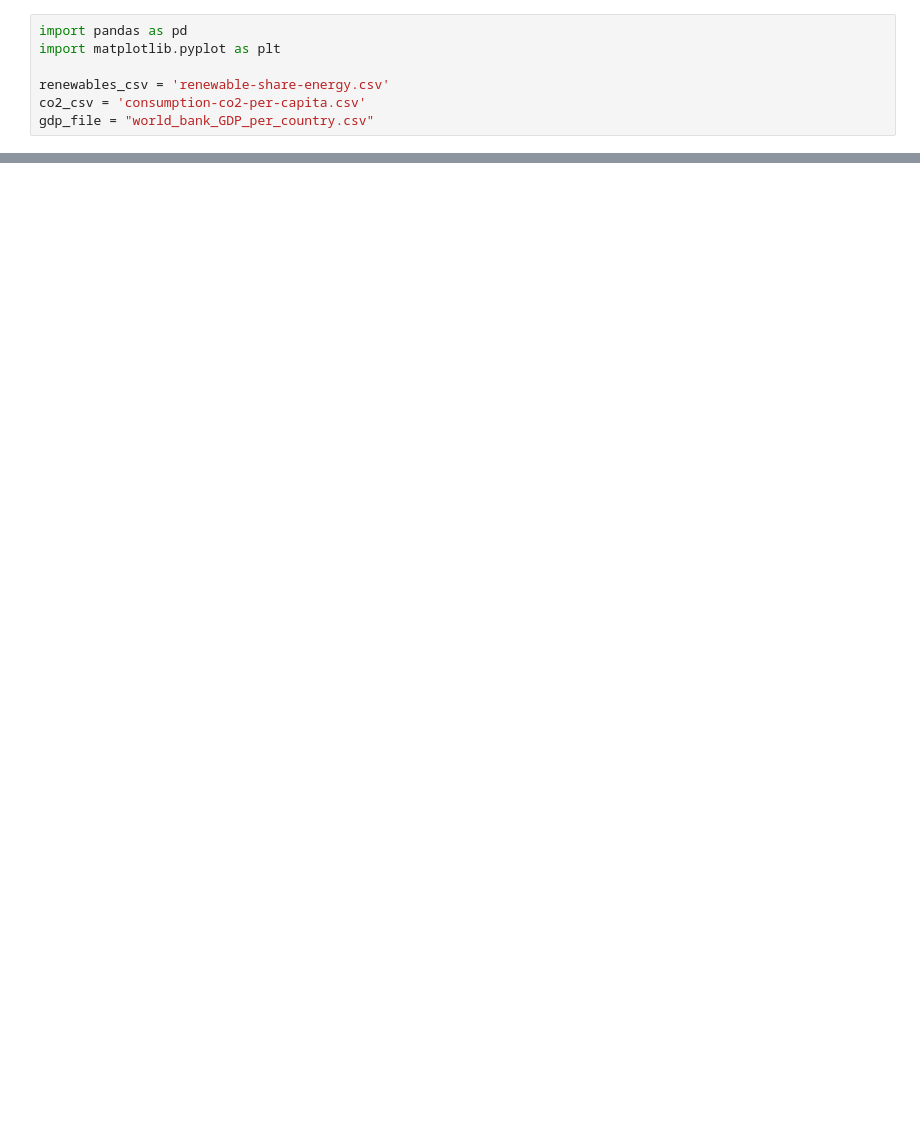
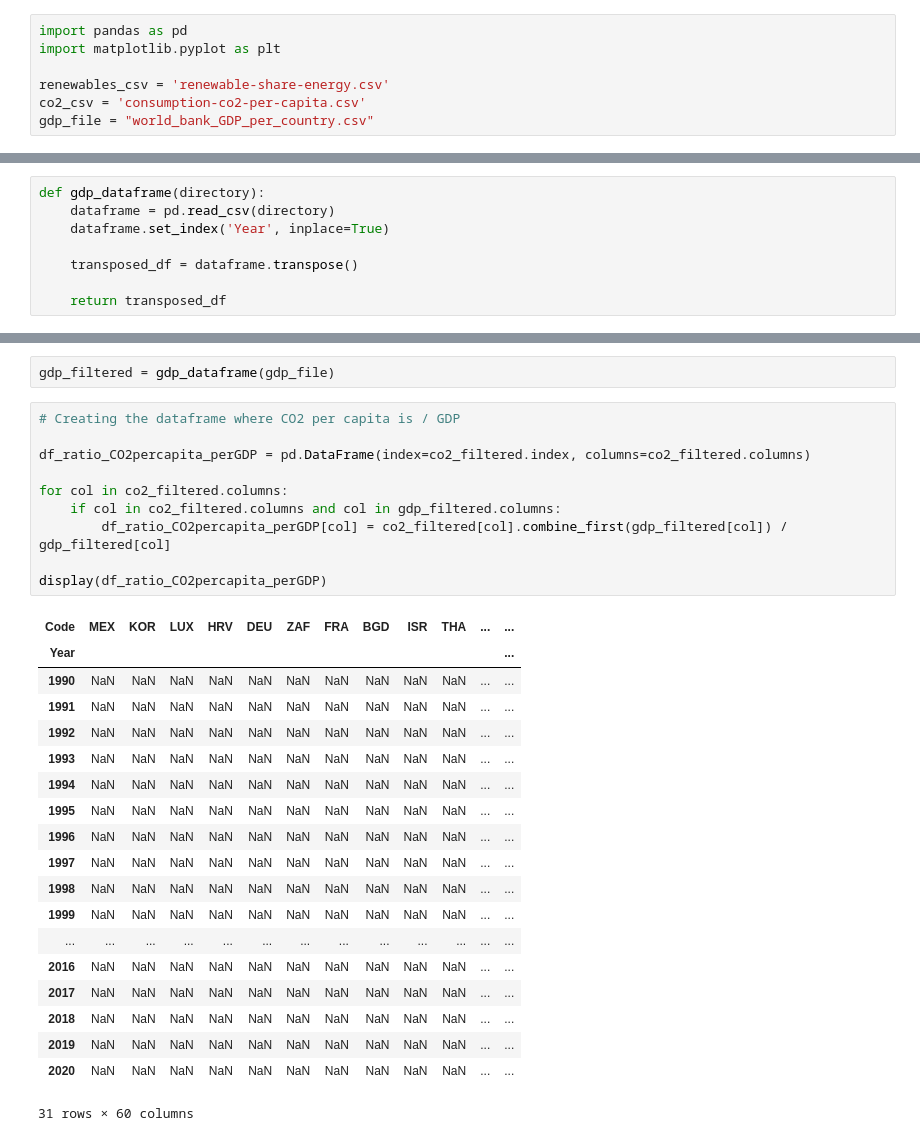
Before and after one commit to LeonardLehman/Scientific-data-analysis-group-work, a Jupyter notebook: leonards_notebook.ipynb, the cells around one changed output, grey strips where cells are left out. Drawn from its saved outputs; the diff is of its cells as text; blank space fills up the shorter version.

```diff
--- a/leonards_notebook.ipynb
+++ b/leonards_notebook.ipynb
@@ -41,3 +8,11 @@ renewables_gdp_percapita(gdp_file, "RUS")
+# %%
+def gdp_dataframe(directory):
+    dataframe = pd.read_csv(directory)
+    dataframe.set_index('Year', inplace=True)
+
+    transposed_df = dataframe.transpose()
+
+    return transposed_df
 # %%
 import pandas as pd
 
@@ -146,0 +127,32 @@ display(co2_filtered)
+# %%
+gdp_filtered = gdp_dataframe(gdp_file)
+# %%
+# Creating the dataframe where CO2 per capita is / GDP
+
+df_ratio_CO2percapita_perGDP = pd.DataFrame(index=co2_filtered.index, columns=co2_filtered.columns)
+
+for col in co2_filtered.columns:
+    if col in co2_filtered.columns and col in gdp_filtered.columns:
+        df_ratio_CO2percapita_perGDP[col] = co2_filtered[col].combine_first(gdp_filtered[col]) / gdp_filtered[col]
+
+display(df_ratio_CO2percapita_perGDP)
+# %% [output]
+| Code | MEX | KOR | LUX | HRV | DEU | ZAF | FRA | BGD | ISR | THA | ... | ... |
+| Year |  |  |  |  |  |  |  |  |  |  |  | ... |
+| 1990 | NaN | NaN | NaN | NaN | NaN | NaN | NaN | NaN | NaN | NaN | ... | ... |
+| 1991 | NaN | NaN | NaN | NaN | NaN | NaN | NaN | NaN | NaN | NaN | ... | ... |
+| 1992 | NaN | NaN | NaN | NaN | NaN | NaN | NaN | NaN | NaN | NaN | ... | ... |
+| 1993 | NaN | NaN | NaN | NaN | NaN | NaN | NaN | NaN | NaN | NaN | ... | ... |
+| 1994 | NaN | NaN | NaN | NaN | NaN | NaN | NaN | NaN | NaN | NaN | ... | ... |
+| 1995 | NaN | NaN | NaN | NaN | NaN | NaN | NaN | NaN | NaN | NaN | ... | ... |
+| 1996 | NaN | NaN | NaN | NaN | NaN | NaN | NaN | NaN | NaN | NaN | ... | ... |
+| 1997 | NaN | NaN | NaN | NaN | NaN | NaN | NaN | NaN | NaN | NaN | ... | ... |
+| 1998 | NaN | NaN | NaN | NaN | NaN | NaN | NaN | NaN | NaN | NaN | ... | ... |
+| 1999 | NaN | NaN | NaN | NaN | NaN | NaN | NaN | NaN | NaN | NaN | ... | ... |
+| ... | ... | ... | ... | ... | ... | ... | ... | ... | ... | ... | ... | ... |
+| 2016 | NaN | NaN | NaN | NaN | NaN | NaN | NaN | NaN | NaN | NaN | ... | ... |
+| 2017 | NaN | NaN | NaN | NaN | NaN | NaN | NaN | NaN | NaN | NaN | ... | ... |
+| 2018 | NaN | NaN | NaN | NaN | NaN | NaN | NaN | NaN | NaN | NaN | ... | ... |
+| 2019 | NaN | NaN | NaN | NaN | NaN | NaN | NaN | NaN | NaN | NaN | ... | ... |
+| 2020 | NaN | NaN | NaN | NaN | NaN | NaN | NaN | NaN | NaN | NaN | ... | ... |
+31 rows × 60 columns
```
Also changed, not shown: parts of 3 cells of this notebook.
